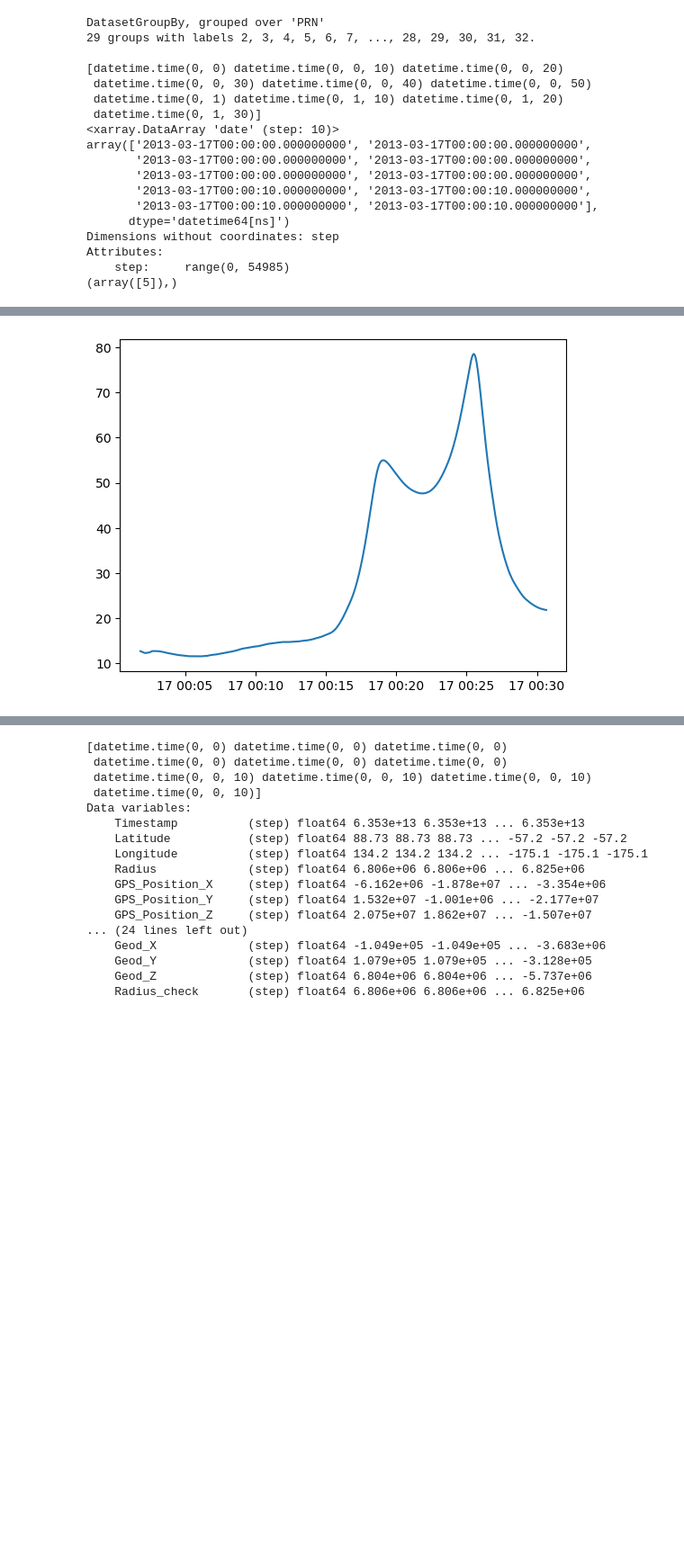
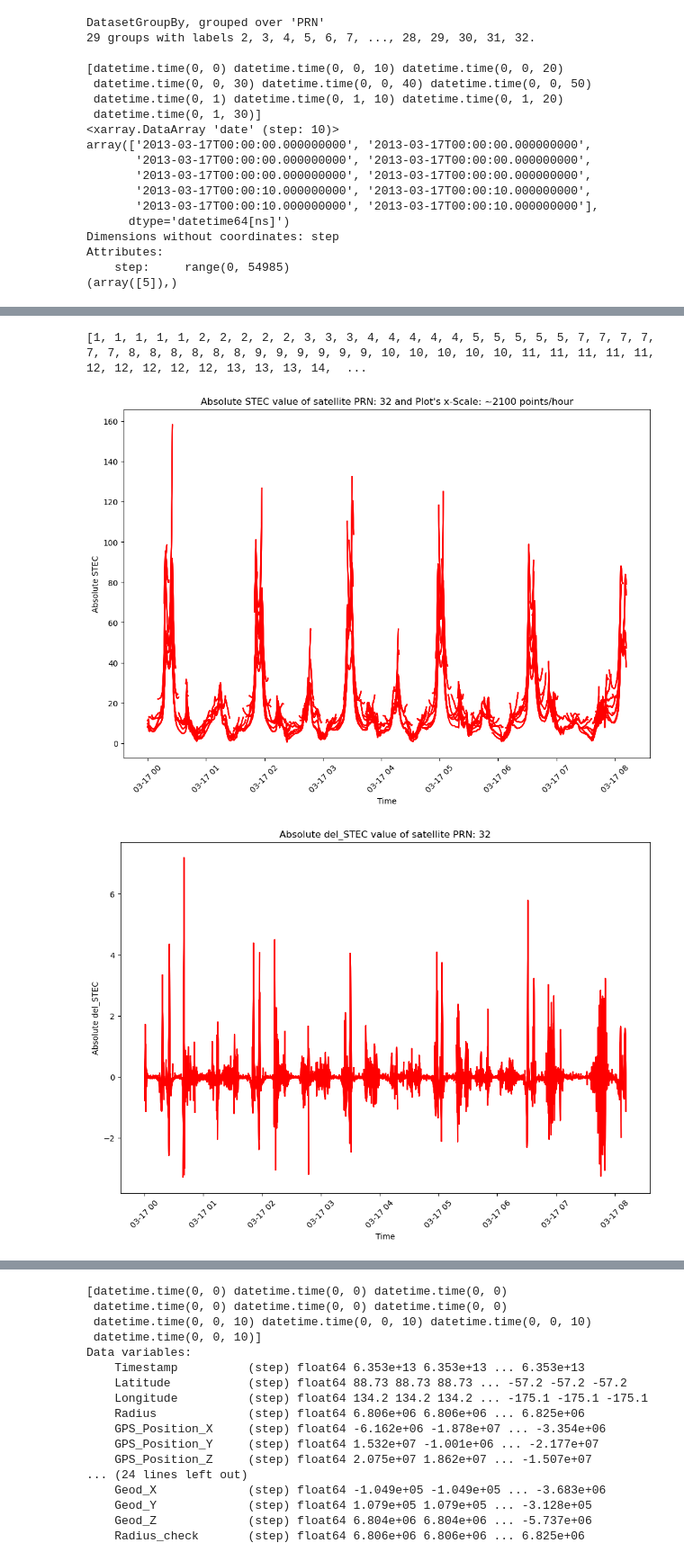
Before and after one commit to abukowski21/sat-interp-tid-analysis, a Jupyter notebook: esa_satellite_data.ipynb, the cells around one changed output, grey strips where cells are left out. Shown at 90% size. Drawn from its saved outputs; the diff is of its cells as text; code cells hidden in the pictures; blank space fills up the shorter version.

```diff
--- a/esa_satellite_data.ipynb
+++ b/esa_satellite_data.ipynb
@@ -684,9 +720,43 @@ Sat_num 32
-# %%
-#print(out_stec[0])
-#print(out_sdtec[0])
-
-plt.figure()
-plt.plot(out_time[0],out_stec[0])
-plt.show()
-# %% [output]
-[figure, removed]
+# %%
+# print(out_stec[0])
+#print(out_sdtec[0])
+print(out_prn)
+#p = 10
+
+plt.figure(figsize=(12,8))
+for p in out_prn:
+    for i in range(len(out_prn)):
+        if out_prn[i] == p:
+            plt.plot(out_time[i], out_stec[i], color='red')
+plt.title("Absolute STEC value of satellite PRN: " + str(p) + " and Plot's x-Scale: ~2100 points/hour")
+plt.ylabel('Absolute STEC')
+plt.xlabel('Time')
+plt.xticks(rotation = 45)
+plt.show()
+
+
+plt.figure(figsize=(12,8))
+for p in out_prn:
+    for i in range(len(out_prn)):
+        if out_prn[i] == p:
+            plt.plot(out_time[i],out_sdtec[i], color='red')
+plt.title('Absolute del_STEC value of satellite PRN: ' + str(p))
+plt.ylabel('Absolute del_STEC')
+plt.xlabel('Time')
+plt.xticks(rotation = 45)
+plt.show()
+
+plt.figure(figsize=(12,8))
+for p in out_prn:
+    for i in range(len(out_prn)):
+        if out_prn[i] == p:
+            plt.plot(out_time[i],out_lat[i], color='red')
+plt.title('Latitudes value of satellite PRN: ' + str(p))
+plt.ylabel('Latitudes')
+plt.xlabel('Time')
+plt.xticks(rotation = 45)
+plt.show()
+# %% [output]
+[1, 1, 1, 1, 1, 2, 2, 2, 2, 2, 3, 3, 3, 4, 4, 4, 4, 4, 5, 5, 5, 5, 5, 7, 7, 7, 7, 7, 7, 8, 8, 8, 8, 8, 8, 9, 9, 9, 9, 9, 9, 10, 10, 10, 10, 10, 11, 11, 11, 11, 11, 12, 12, 12, 12, 12, 13, 13, 13, 14,  ...
+[figure, added]
+[figure, added]
```
Also changed, not shown: parts of 8 cells of this notebook.
